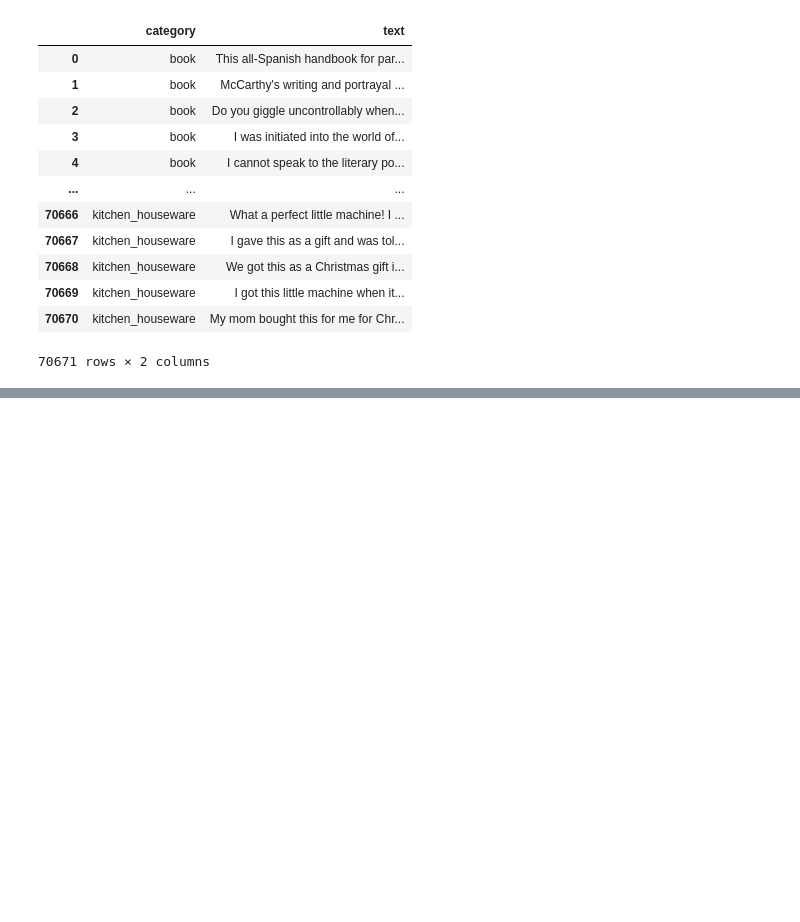
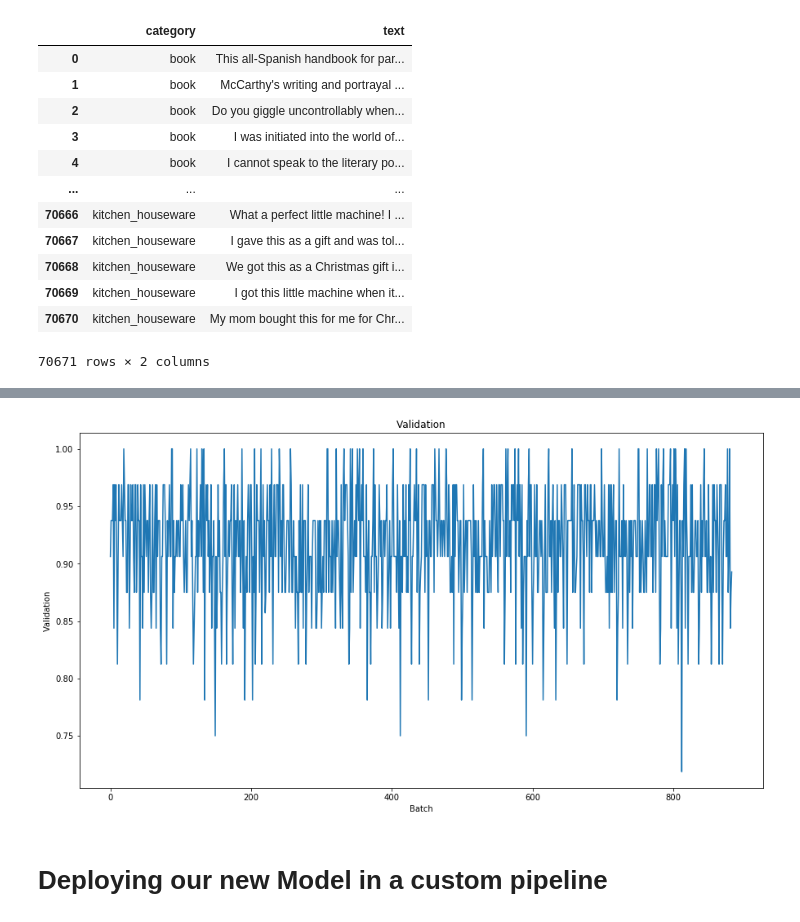
Before and after one commit to alexanderDuane/nlp_demo, a Jupyter notebook: NLP_DEMO.ipynb, the cells around one changed output, grey strips where cells are left out. Saved outputs shown, nothing was run; the diff lists cells and outputs as text; code cells hidden in the pictures; blank space fills up the shorter version.

```diff
--- a/NLP_DEMO.ipynb
+++ b/NLP_DEMO.ipynb
@@ -354,0 +394,14 @@ OI OI
+# %%
+
+
+#@title Training Evaluation
+plt.figure(figsize=(15,8))
+plt.title("Validation")
+plt.xlabel("Batch")
+plt.ylabel("Validation")
+plt.plot(mt.validation_set)
+plt.show()
+# %% [output]
+[figure, added]
+# %% [markdown]
+# Deploying our new Model in a custom pipeline
```
Also changed, not shown: parts of 60 cells of this notebook, 4 other files.
